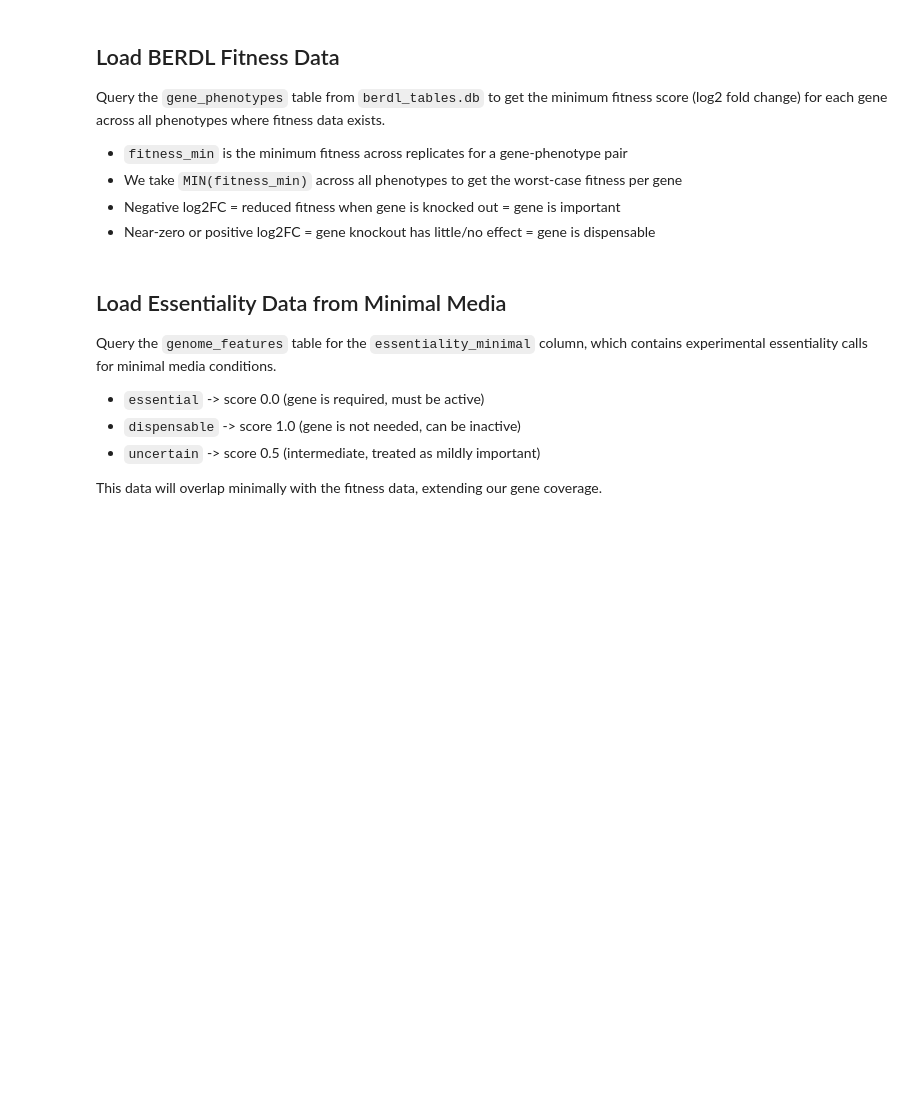
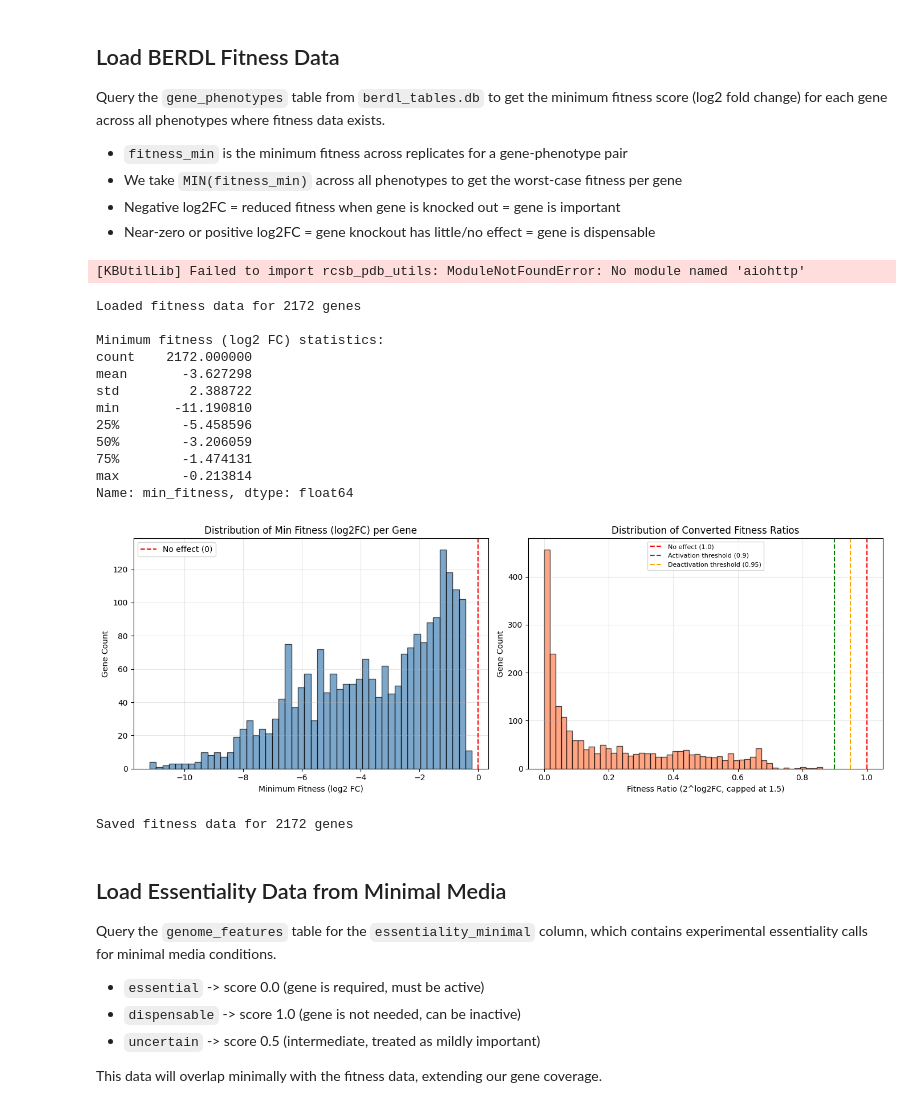
Before and after one commit to ModelSEED/ADP1Notebooks, a Jupyter notebook: notebooks/ADP1BERDLFitnessFluxFitting.ipynb, the cells around one changed output. Saved outputs shown, nothing was run; the diff lists cells and outputs as text; code cells hidden in the pictures; blank space fills up the shorter version.

```diff
--- a/notebooks/ADP1BERDLFitnessFluxFitting.ipynb
+++ b/notebooks/ADP1BERDLFitnessFluxFitting.ipynb
@@ -24,14 +24,10 @@ Query the `gene_phenotypes` table from `berdl_tables.db` to get the minimum fitn
 - Negative log2FC = reduced fitness when gene is knocked out = gene is important
 - Near-zero or positive log2FC = gene knockout has little/no effect = gene is dispensable
 # %%
-from util import session_for
+%run util.py
 import sqlite3
-import pandas as pd
-import numpy as np
 import matplotlib.pyplot as plt
-import os
 
-session = session_for("ADP1BERDLFitnessFluxFitting.ipynb")
 
 db_path = "data/berdl_tables.db"
 conn = sqlite3.connect(db_path)
@@ -61,33 +57,49 @@ fig, axes = plt.subplots(1, 2, figsize=(14, 5))
 # Raw log2FC distribution
 axes[0].hist(fitness_df['min_fitness'], bins=50, alpha=0.7, color='steelblue', edgecolor='black')
 axes[0].set_xlabel('Minimum Fitness (log2 FC)')
 axes[0].set_ylabel('Gene Count')
 axes[0].set_title('Distribution of Min Fitness (log2FC) per Gene')
 axes[0].axvline(0, color='red', linestyle='--', label='No effect (0)')
 axes[0].legend()
 axes[0].grid(True, alpha=0.3)
 
 # Converted ratio distribution
 fitness_df['ratio'] = (2 ** fitness_df['min_fitness']).clip(upper=1.5)
 axes[1].hist(fitness_df['ratio'], bins=50, alpha=0.7, color='coral', edgecolor='black')
 axes[1].set_xlabel('Fitness Ratio (2^log2FC, capped at 1.5)')
 axes[1].set_ylabel('Gene Count')
 axes[1].set_title('Distribution of Converted Fitness Ratios')
 axes[1].axvline(1.0, color='red', linestyle='--', label='No effect (1.0)')
 axes[1].axvline(0.9, color='green', linestyle='--', label='Activation threshold (0.9)')
 axes[1].axvline(0.95, color='orange', linestyle='--', label='Deactivation threshold (0.95)')
 axes[1].legend(fontsize=8)
 axes[1].grid(True, alpha=0.3)
 
 plt.tight_layout()
 os.makedirs('nboutput/ADP1BERDLFitnessFluxFitting', exist_ok=True)
 plt.savefig('nboutput/ADP1BERDLFitnessFluxFitting/fitness_distribution.png', dpi=150, bbox_inches='tight')
 plt.show()
 
 # Save raw fitness dict (log2FC values)
 fitness_dict = dict(zip(fitness_df['gene_id'], fitness_df['min_fitness']))
 session.cache.save("berdl_fitness_min_by_gene", fitness_dict)
 print(f"\nSaved fitness data for {len(fitness_dict)} genes")
+# %% [output]
+[KBUtilLib] Failed to import rcsb_pdb_utils: ModuleNotFoundError: No module named 'aiohttp'
+Loaded fitness data for 2172 genes
+
+Minimum fitness (log2 FC) statistics:
+count    2172.000000
+mean       -3.627298
+std         2.388722
+min       -11.190810
+25%        -5.458596
+50%        -3.206059
+75%        -1.474131
+max        -0.213814
+Name: min_fitness, dtype: float64
+[figure, added]
+Saved fitness data for 2172 genes
 # %% [markdown]
 ## Load Essentiality Data from Minimal Media
 
```
Also changed, not shown: parts of 9 cells of this notebook, 20 other files.
